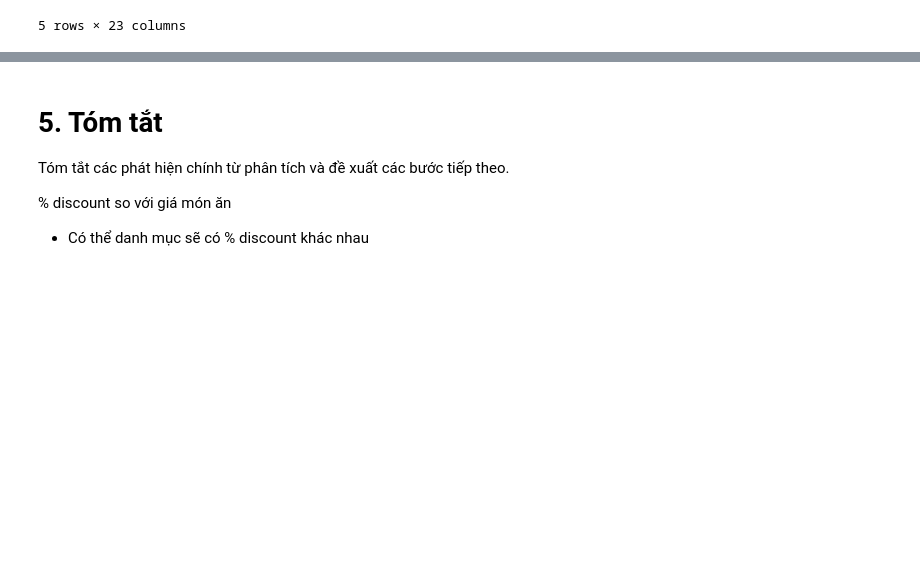
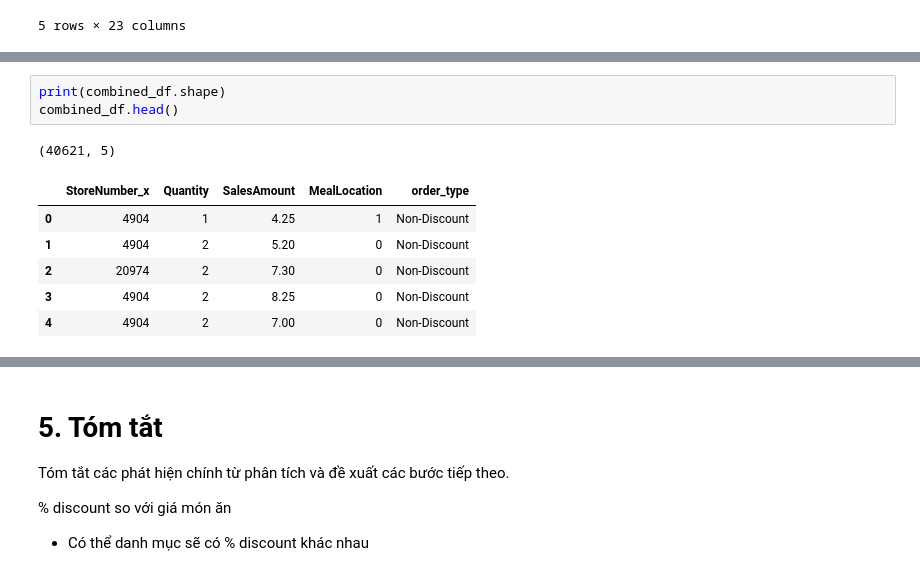
Before and after one commit to isharedigital/finalproject_data-science, a Jupyter notebook: notebooks/final/analysis/01_revenue_analysis.ipynb, the cells around one changed output, grey strips where cells are left out. Drawn from its saved outputs; the diff is of its cells as text; blank space fills up the shorter version.

```diff
--- a/notebooks/final/analysis/01_revenue_analysis.ipynb
+++ b/notebooks/final/analysis/01_revenue_analysis.ipynb
@@ -1192,0 +1190,11 @@ order.head()
+# %%
+print(combined_df.shape)
+combined_df.head()
+# %% [output]
+(40621, 5)
+|  | StoreNumber_x | Quantity | SalesAmount | MealLocation | order_type |
+| 0 | 4904 | 1 | 4.25 | 1 | Non-Discount |
+| 1 | 4904 | 2 | 5.20 | 0 | Non-Discount |
+| 2 | 20974 | 2 | 7.30 | 0 | Non-Discount |
+| 3 | 4904 | 2 | 8.25 | 0 | Non-Discount |
+| 4 | 4904 | 2 | 7.00 | 0 | Non-Discount |
```
Also changed, not shown: parts of 17 cells of this notebook.
